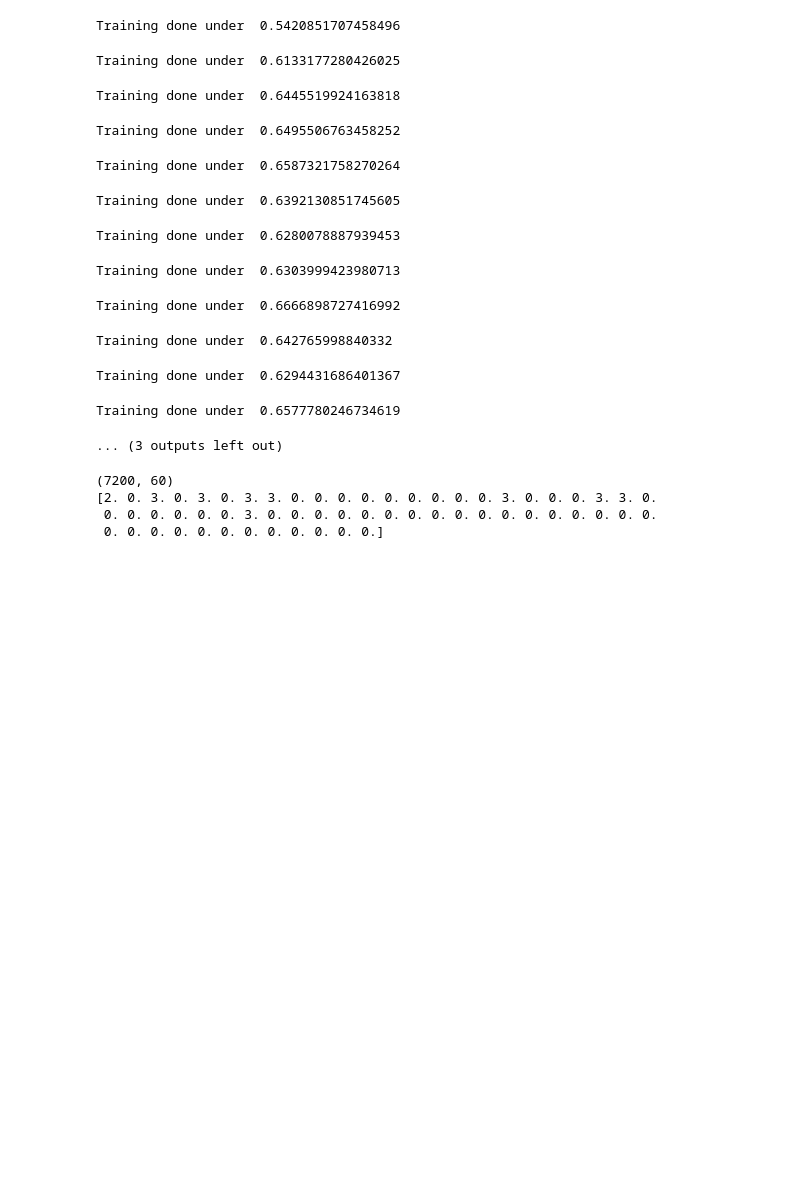
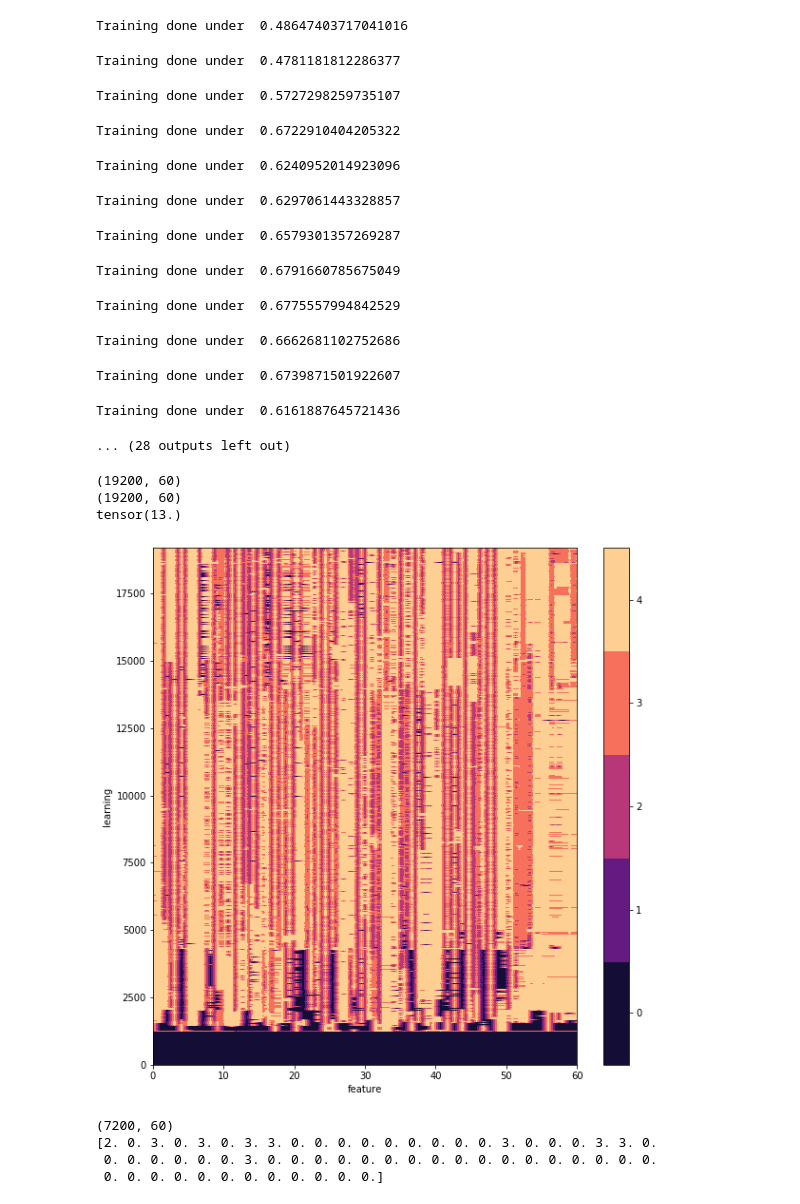
Before and after one commit to caleblu/18847_spring_2020, a Jupyter notebook: project/synthesized_data.ipynb, the cells around one changed output. Saved outputs shown, nothing was run; the diff lists cells and outputs as text; code cells hidden in the pictures; blank space fills up the shorter version.

```diff
--- a/project/synthesized_data.ipynb
+++ b/project/synthesized_data.ipynb
@@ -151,38 +193,61 @@ tensor(200.)
 
 ### Column Initialization ###
 
-MyColumn2 = Column(num_neurons, threshold, 8, 0)
+MyColumn = Column(num_neurons, threshold, 12, 0)
 
+cat = DatasetContext2(cat_context2)
+trainLoader = DataLoader(cat, batch_size=1000, shuffle=True)
 
-dog = DatasetContext(sit_context)
-trainLoader = DataLoader(dog, batch_size=1000, shuffle=True)
-
-num_epochs = 15
-result2 = torch.zeros(num_epochs*dog.__len__(), num_neurons)
+num_epochs = 40
+result = torch.zeros(num_epochs*cat.__len__(), num_neurons)
 for epochs in range(num_epochs):
     start = time.time()
     cnt = 0
     for data in tqdm(trainLoader):
         for i in range(len(data)):
-            out = MyColumn2(data[i])
-            result2[epochs*480+i, :] = torch.sum(out.squeeze(),dim=0)
-            MyColumn2.stdp(data[i],out)
+            out = MyColumn(data[i])
+            result[epochs*480+i, :] = torch.sum(out.squeeze(),dim=0)
+            MyColumn.stdp(data[i],out)
     end = time.time()
     print("Training done under ", end-start)
 # %% [output]
-Training done under  0.5420851707458496
+Training done under  0.48647403717041016
-Training done under  0.6133177280426025
+Training done under  0.4781181812286377
-Training done under  0.6445519924163818
+Training done under  0.5727298259735107
-Training done under  0.6495506763458252
+Training done under  0.6722910404205322
-Training done under  0.6587321758270264
+Training done under  0.6240952014923096
-Training done under  0.6392130851745605
+Training done under  0.6297061443328857
-Training done under  0.6280078887939453
+Training done under  0.6579301357269287
-Training done under  0.6303999423980713
+Training done under  0.6791660785675049
-Training done under  0.6666898727416992
+Training done under  0.6775557994842529
-Training done under  0.642765998840332
+Training done under  0.6662681102752686
-Training done under  0.6294431686401367
+Training done under  0.6739871501922607
-Training done under  0.6577780246734619
+Training done under  0.6161887645721436
-... (3 outputs left out)
+... (28 outputs left out)
+# %%
+X = np.linspace(0, result.size(1),result.size(1))
+Y = np.linspace(0, result.size(0),result.size(0))
+X, Y = np.meshgrid(X, Y)
+
+plt.figure(figsize = (10,10))
+
+plt.contourf(X, Y, result.numpy(), [-0.5, 0.5, 1.5, 2.5, 3.5, 4.5], cmap='magma')
+plt.colorbar(ticks=range(5))
+plt.ylabel("learning")
+plt.xlabel("feature")
+# ax.plot_surface(X,Y,result.numpy())
+print(result.numpy().shape)
+print(X.shape)
+
+result[result<4] = 0
+result[result==4] = 1
+four = torch.sum(result, dim = 1)
+print(torch.max(four))
+# %% [output]
+(19200, 60)
+(19200, 60)
+tensor(13.)
+[figure, added]
 # %%
 X = np.linspace(0, result2.size(1),result2.size(1))
 Y = np.linspace(0, result2.size(0),result2.size(0))
```
Also changed, not shown: parts of 5 cells of this notebook.
